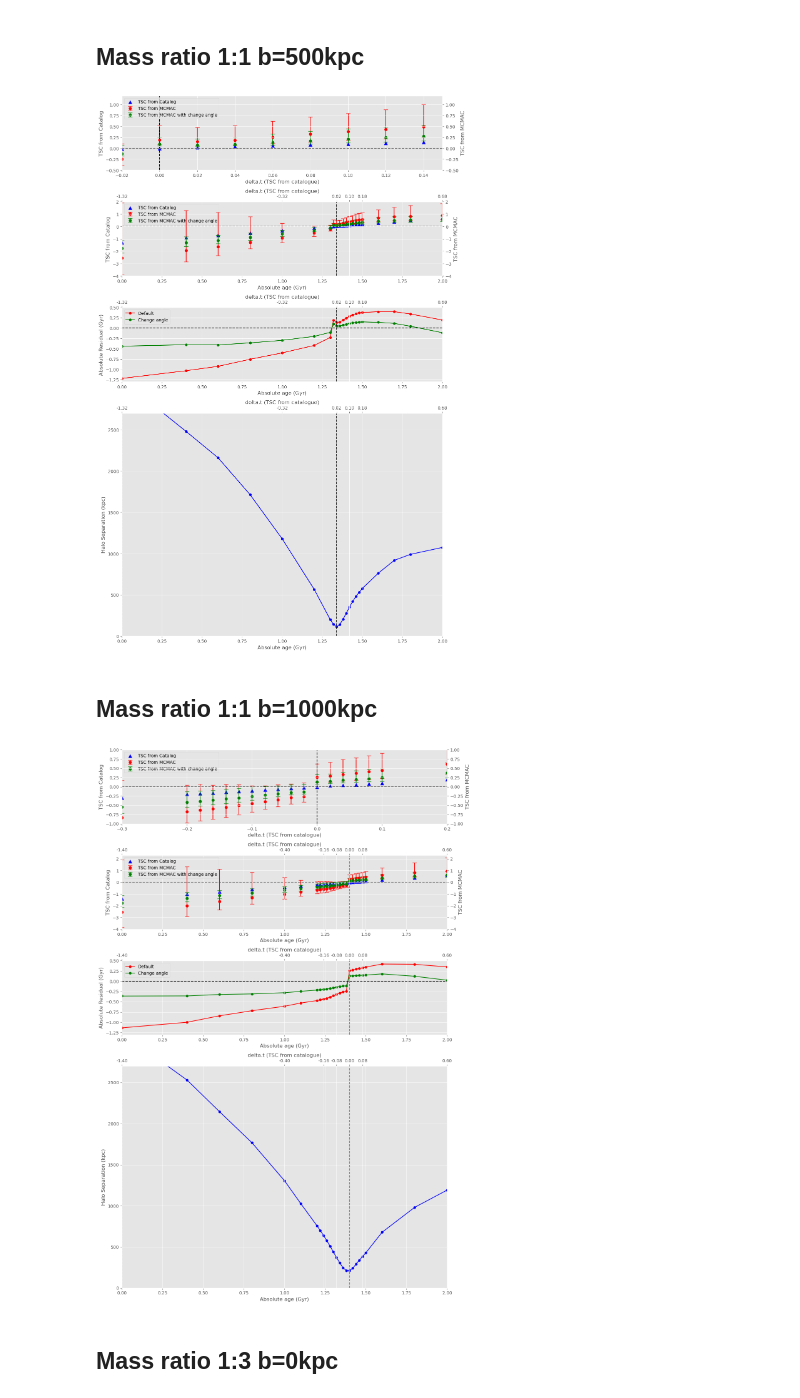
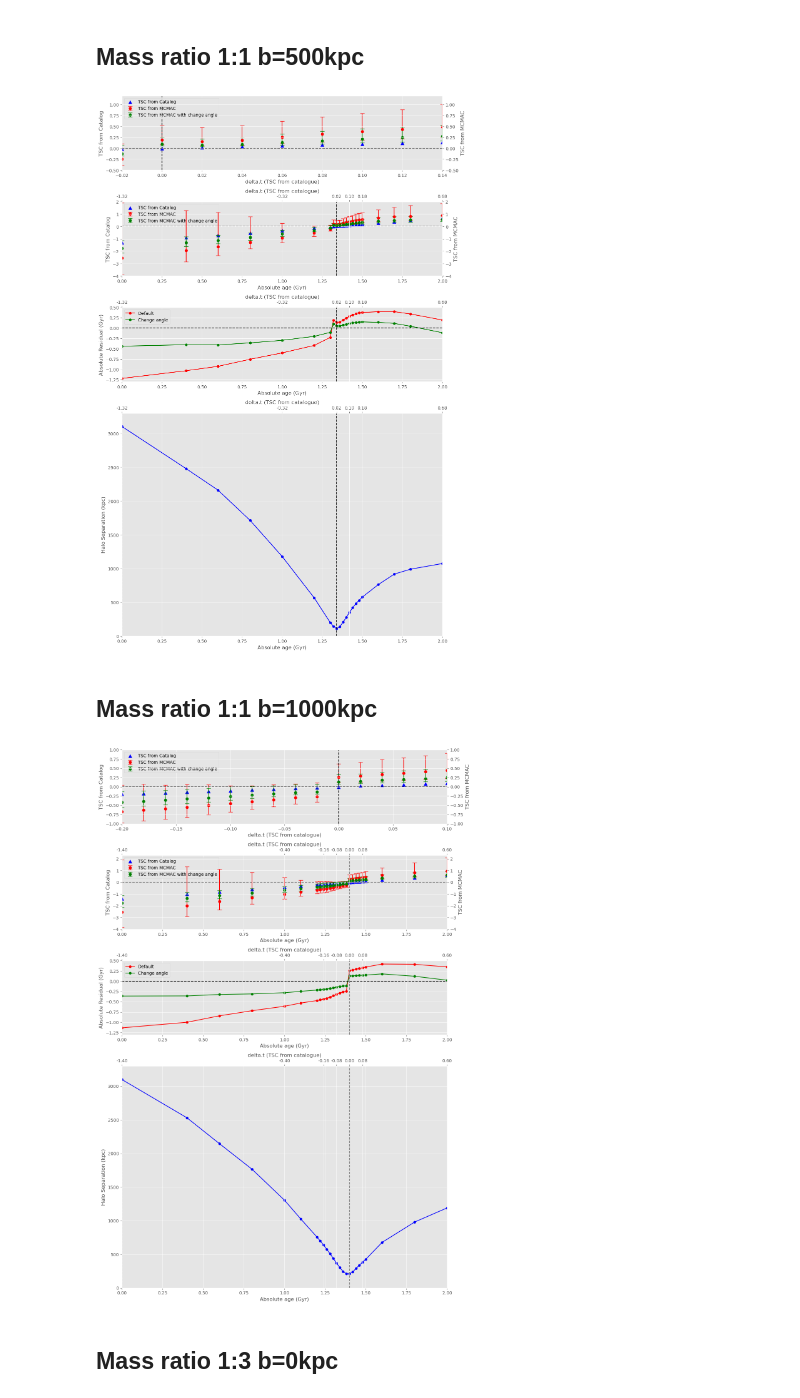
Before and after one commit to ryusei172525/SSP2024_GalaxyClusters, a Jupyter notebook: analysis_comparison_changeAngle.ipynb, the cells around one changed output. Saved outputs shown, nothing was run; the diff lists cells and outputs as text; code cells hidden in the pictures.

Commit message:
fix plots for papers

```diff
--- a/analysis_comparison_changeAngle.ipynb
+++ b/analysis_comparison_changeAngle.ipynb
@@ -243,38 +243,38 @@ plotImage(filename_default, filename_20degree, zoom_x_range, zoom_y_range, plot1
 filename_default = '../output_default/zh_1to1_b0.5_z_MCMAC.txt'
 filename_20degree = '../output_20degree/zh_1to1_b0.5_z_MCMAC.txt'
 
-zoom_x_range = [-0.02, 0.15]
+zoom_x_range = [-0.02, 0.14]
 zoom_y_range = [-0.5, 1.2]
 plot1_x_range = [0, 2]
 plot1_y_range = [-4, 2]
 plot2_x_range = [0, 2]
 plot2_y_range = [-1.3, 0.5]
 plot3_x_range = [0, 2]
-plot3_y_range = [0, 2700]
+plot3_y_range = [0, 3300]
 absolute_merge_time = 2 - 0.66
 
 plotImage(filename_default, filename_20degree, zoom_x_range, zoom_y_range, plot1_x_range, plot1_y_range, plot2_x_range, plot2_y_range, plot3_x_range, plot3_y_range, absolute_merge_time)
 # %% [output]
-[figure, old version]
+[figure, new version]
 # %% [markdown]
 ## Mass ratio 1:1 b=1000kpc
 # %%
 filename_default = '../output_default/zh_1to1_b1_z_MCMAC.txt'
 filename_20degree = '../output_20degree/zh_1to1_b1_z_MCMAC.txt'
 
-zoom_x_range = [-0.3, 0.2]
+zoom_x_range = [-0.2, 0.1]
 zoom_y_range = [-1, 1]
 plot1_x_range = [0, 2]
 plot1_y_range = [-4, 2.3]
 plot2_x_range = [0, 2]
 plot2_y_range = [-1.3, 0.5]
 plot3_x_range = [0, 2]
-plot3_y_range = [0, 2700]
+plot3_y_range = [0, 3300]
 absolute_merge_time = 2 - 0.6
 
 plotImage(filename_default, filename_20degree, zoom_x_range, zoom_y_range, plot1_x_range, plot1_y_range, plot2_x_range, plot2_y_range, plot3_x_range, plot3_y_range, absolute_merge_time)
 # %% [output]
-[figure, old version]
+[figure, new version]
 # %% [markdown]
 ## Mass ratio 1:3 b=0kpc
 # %%
```
Also changed, not shown: parts of 3 cells of this notebook, 3 other files.
